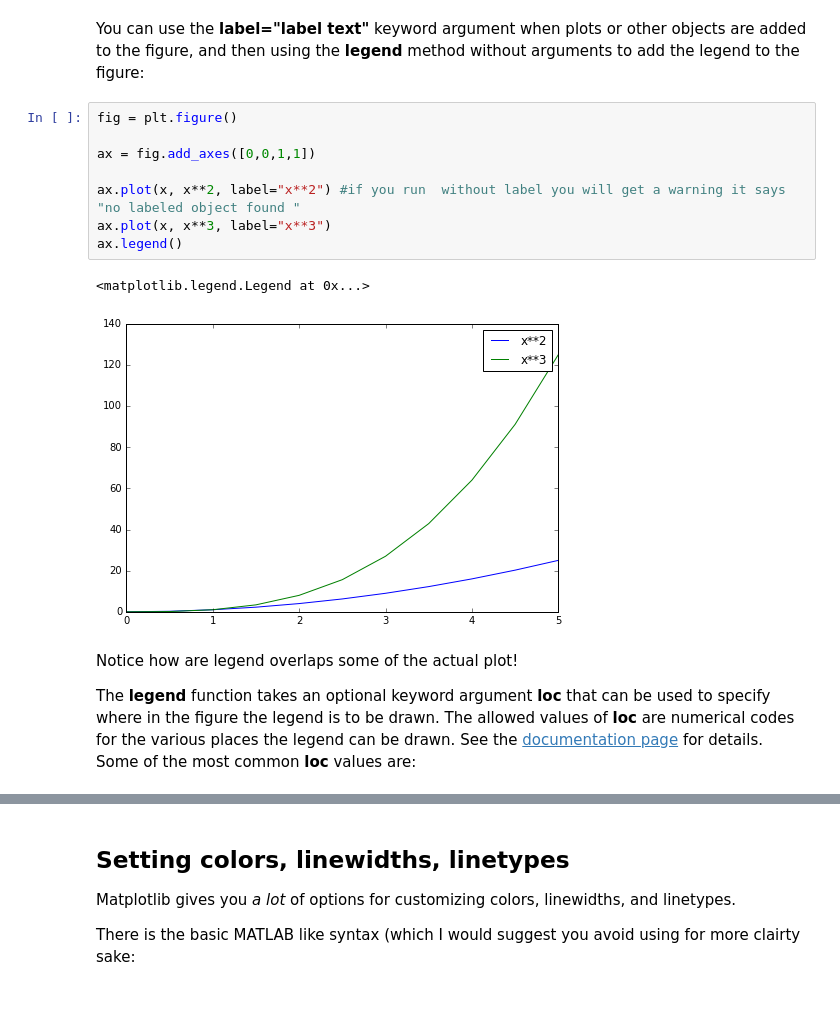
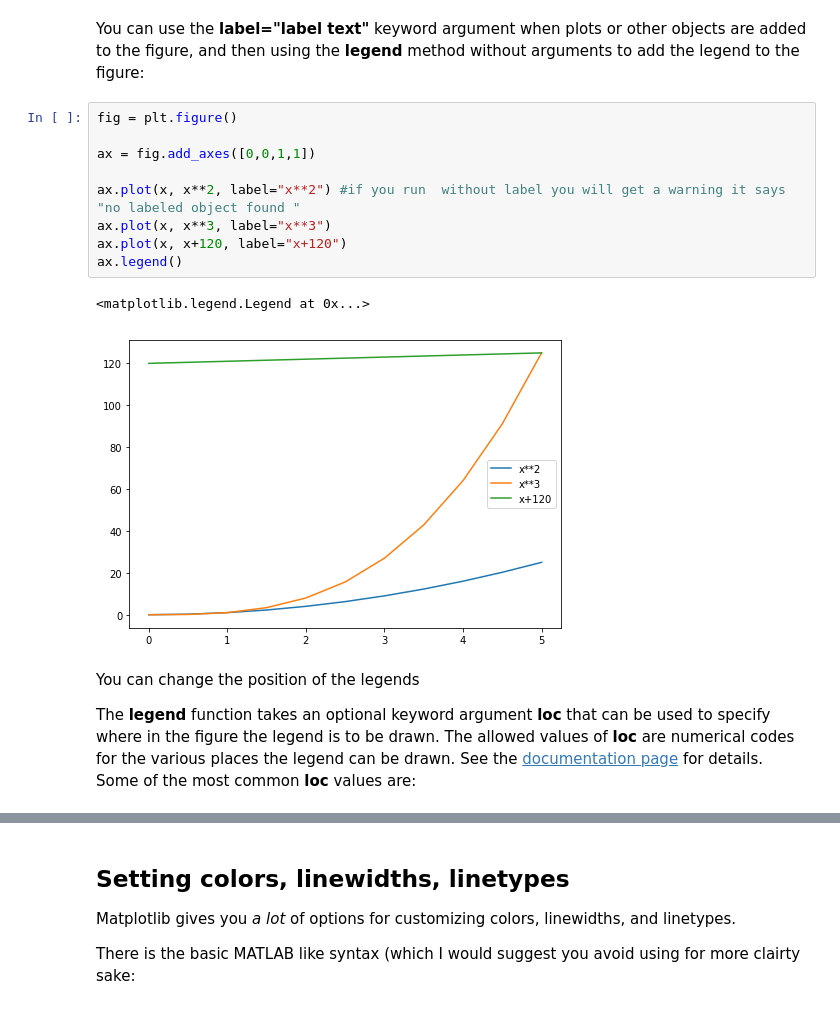
Before and after one commit to ComputingTelU/Pelatihan-Python, a Jupyter notebook: 2018/Python-for-Data-Visualization/Matplotlib/Matplotlib Concepts.ipynb, the cells around one changed output, grey strips where cells are left out. Cells and saved outputs as stored; diff of their text form.

```diff
--- a/2018/Python-for-Data-Visualization/Matplotlib/Matplotlib Concepts.ipynb
+++ b/2018/Python-for-Data-Visualization/Matplotlib/Matplotlib Concepts.ipynb
@@ -249,16 +250,17 @@ You can use the **label="label text"** keyword argument when plots or other obje
 # %%
 fig = plt.figure()
 
 ax = fig.add_axes([0,0,1,1])
 
 ax.plot(x, x**2, label="x**2") #if you run  without label you will get a warning it says "no labeled object found "
 ax.plot(x, x**3, label="x**3")
+ax.plot(x, x+120, label="x+120")
 ax.legend()
 # %% [output]
 <matplotlib.legend.Legend at 0x...>
-[figure, old version]
+[figure, new version]
 # %% [markdown]
-Notice how are legend overlaps some of the actual plot!
+You can change the position of the legends
 
 The **legend** function takes an optional keyword argument **loc** that can be used to specify where in the figure the legend is to be drawn. The allowed values of **loc** are numerical codes for the various places the legend can be drawn. See the [documentation page](http://matplotlib.org/users/legend_guide.html#legend-location) for details. Some of the most common **loc** values are:
 # %%
```
Also changed, not shown: parts of 9 cells of this notebook.
